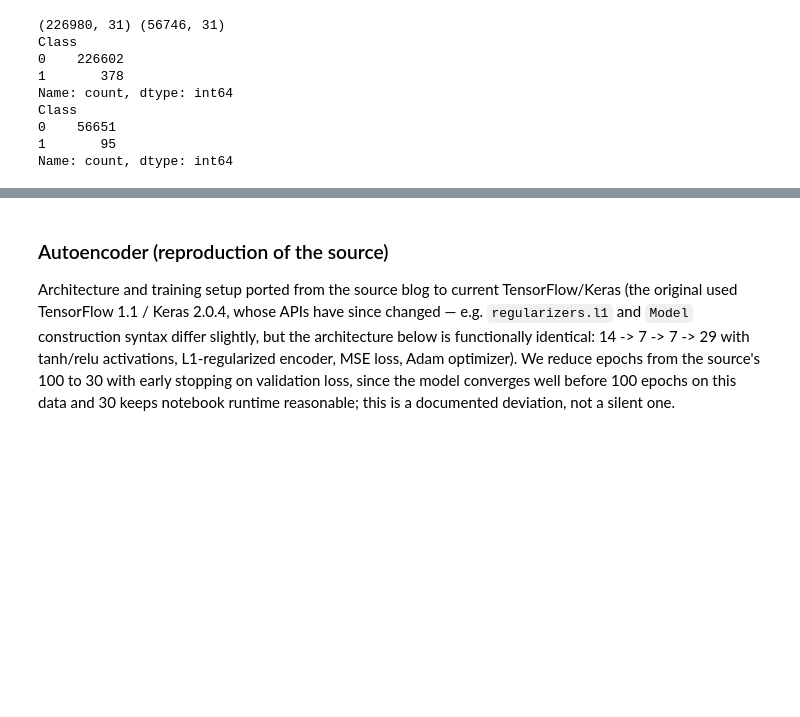
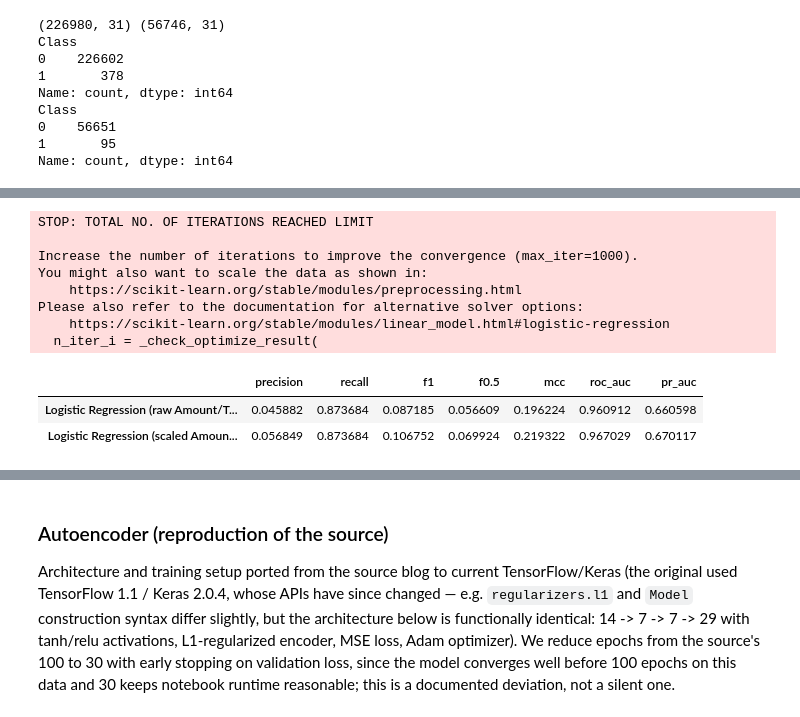
Before and after one commit to afaf-gharra/credit-card-fraud-detection-cyber-project, a Jupyter notebook: notebooks/fraud_detection_analysis.ipynb, the cells around one changed output, grey strips where cells are left out. Cells and saved outputs as stored; diff of their text form; code cells hidden in the pictures; blank space fills up the shorter version.

```diff
--- a/notebooks/fraud_detection_analysis.ipynb
+++ b/notebooks/fraud_detection_analysis.ipynb
@@ -560,0 +570,32 @@ lr_score = log_reg.predict_proba(X_test)[:, 1]
+# %%
+raw_features = v_features + ["Amount", "Time"]
+X_train_raw = df.loc[X_train.index, raw_features]
+X_test_raw = df.loc[X_test.index, raw_features]
+
+log_reg_raw = LogisticRegression(
+    class_weight="balanced", max_iter=1000, random_state=RANDOM_SEED
+)
+log_reg_raw.fit(X_train_raw, y_train)
+raw_pred = log_reg_raw.predict(X_test_raw)
+raw_score = log_reg_raw.predict_proba(X_test_raw)[:, 1]
+
+raw_metrics = compute_metrics(y_test, raw_pred, y_score=raw_score)
+engineered_metrics = compute_metrics(y_test, lr_pred, y_score=lr_score)
+
+ablation_results = {
+    "Logistic Regression (raw Amount/Time)": raw_metrics,
+    "Logistic Regression (scaled Amount + cyclical Time)": engineered_metrics,
+}
+metrics_table(ablation_results)
+# %% [output]
+STOP: TOTAL NO. OF ITERATIONS REACHED LIMIT
+
+Increase the number of iterations to improve the convergence (max_iter=1000).
+You might also want to scale the data as shown in:
+    https://scikit-learn.org/stable/modules/preprocessing.html
+Please also refer to the documentation for alternative solver options:
+    https://scikit-learn.org/stable/modules/linear_model.html#logistic-regression
+  n_iter_i = _check_optimize_result(
+|  | precision | recall | f1 | f0.5 | mcc | roc_auc | pr_auc |
+| Logistic Regression (raw Amount/T... | 0.045882 | 0.873684 | 0.087185 | 0.056609 | 0.196224 | 0.960912 | 0.660598 |
+| Logistic Regression (scaled Amoun... | 0.056849 | 0.873684 | 0.106752 | 0.069924 | 0.219322 | 0.967029 | 0.670117 |
```
Also changed, not shown: parts of 9 cells of this notebook, 5 other files.
